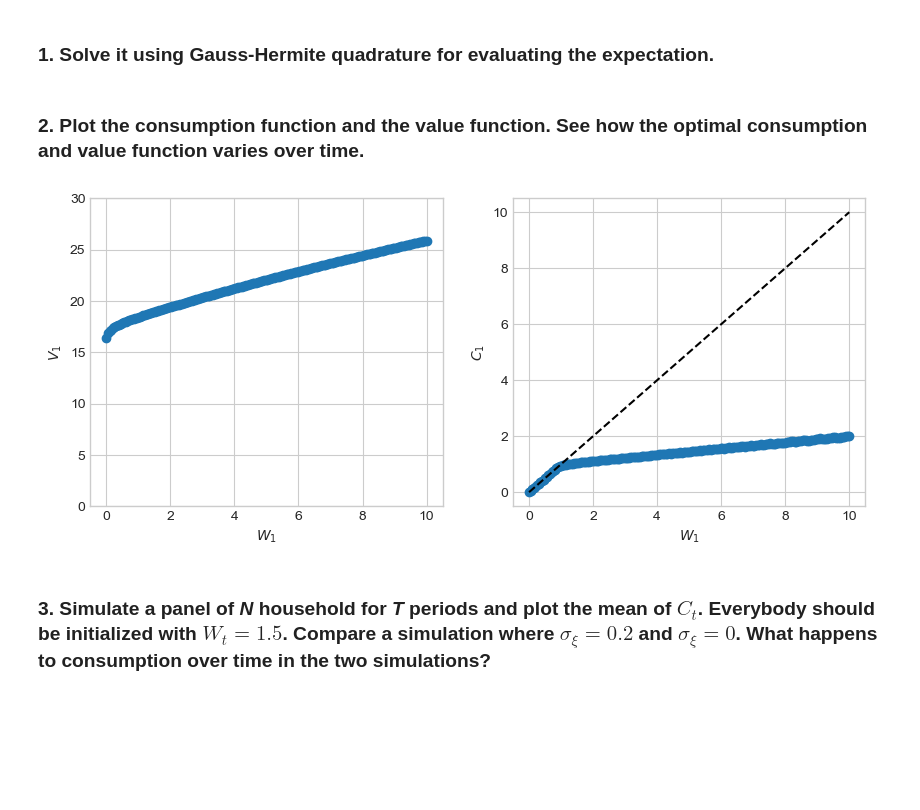
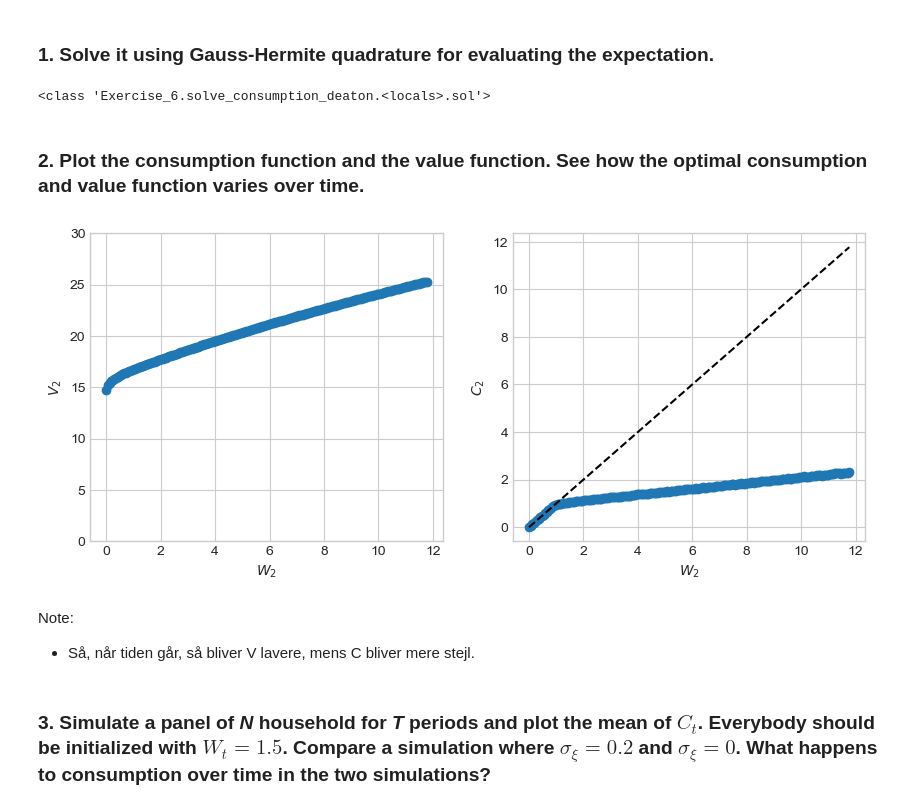
Before and after one commit to juliekrabek123/dp_ucph_new_new, a Jupyter notebook: 1_theory_tools/exercises/ex_ante/06_deaton_model.ipynb, the cells around one changed output. Drawn from its saved outputs; the diff is of its cells as text; code cells hidden in the pictures; blank space fills up the shorter version.

```diff
--- a/1_theory_tools/exercises/ex_ante/06_deaton_model.ipynb
+++ b/1_theory_tools/exercises/ex_ante/06_deaton_model.ipynb
@@ -40,12 +37,12 @@ par.sigma = 0.2
 par.mu = 0
 par.W = 10
 par.T = 10
-par.num_shocks = 5
+par.num_shocks = 5      # nok til ca. normalfordeling (antal punkter til at approx. normalfordeling, da vi ikke kan lave continous i virkeligheden)
 
-#Gauss-Hermite nodes and transformation
+# Gauss-Hermite nodes and transformation
 x,w = tools.gauss_hermite(par.num_shocks)
-par.eps = np.exp(par.sigma*np.sqrt(2)*x) #Change of variable
-par.eps_w = w/np.sqrt(np.pi) #Corresponding weights
+par.eps = np.exp(par.sigma*np.sqrt(2)*x)    # Change of variable
+par.eps_w = w/np.sqrt(np.pi)                # Corresponding weights
 
 # Grid
 par.num_W = 200
@@ -53,30 +50,36 @@ par.num_C = 200
 
 # Solve the model
 sol = ex6.solve_consumption_deaton(par)
+print(sol)
+# %% [output]
+<class 'Exercise_6.solve_consumption_deaton.<locals>.sol'>
 # %% [markdown]
 ### 2. Plot the consumption function and the value function. See how the optimal consumption and value function varies over time.
 # %%
 # Define a function for the solution
 def plot_solution(sol,par,t):
     fig = plt.figure(figsize=(10,4))# figsize is in inches...
 
     ax = fig.add_subplot(1,2,1)
     ax.scatter(sol.grid_W[:,t],sol.V[:,t])
     ax.set_xlabel(f"$W_{t+1}$")
     ax.set_ylabel(f"$V_{t+1}$")
     ax.set_ylim(0,30)
 
     ax_right = fig.add_subplot(1,2,2)
     ax_right.scatter(sol.grid_W[:,t],sol.C[:,t])
     ax_right.plot(sol.grid_W[:,t],sol.grid_W[:,t],color='black',linestyle='dashed')
     ax_right.set_xlabel(f"$W_{t+1}$")
     ax_right.set_ylabel(f"$C_{t+1}$")
 
     plt.show()
 
-plot_solution(sol,par,0)
+plot_solution(sol,par,1)
 # %% [output]
-[figure, old version]
+[figure, new version]
+# %% [markdown]
+Note:
+- Så, når tiden går, så bliver V lavere, mens C bliver mere stejl.
 # %% [markdown]
 ### 3. Simulate a panel of *N* household for *T* periods and plot the mean of $C_t$. Everybody should be initialized with $W_t = 1.5$. Compare a simulation where $\sigma_{\xi}=0.2$ and $\sigma_{\xi}=0$. What happens to consumption over time in the two simulations?
 # %%
```
Also changed, not shown: parts of 6 cells of this notebook.
